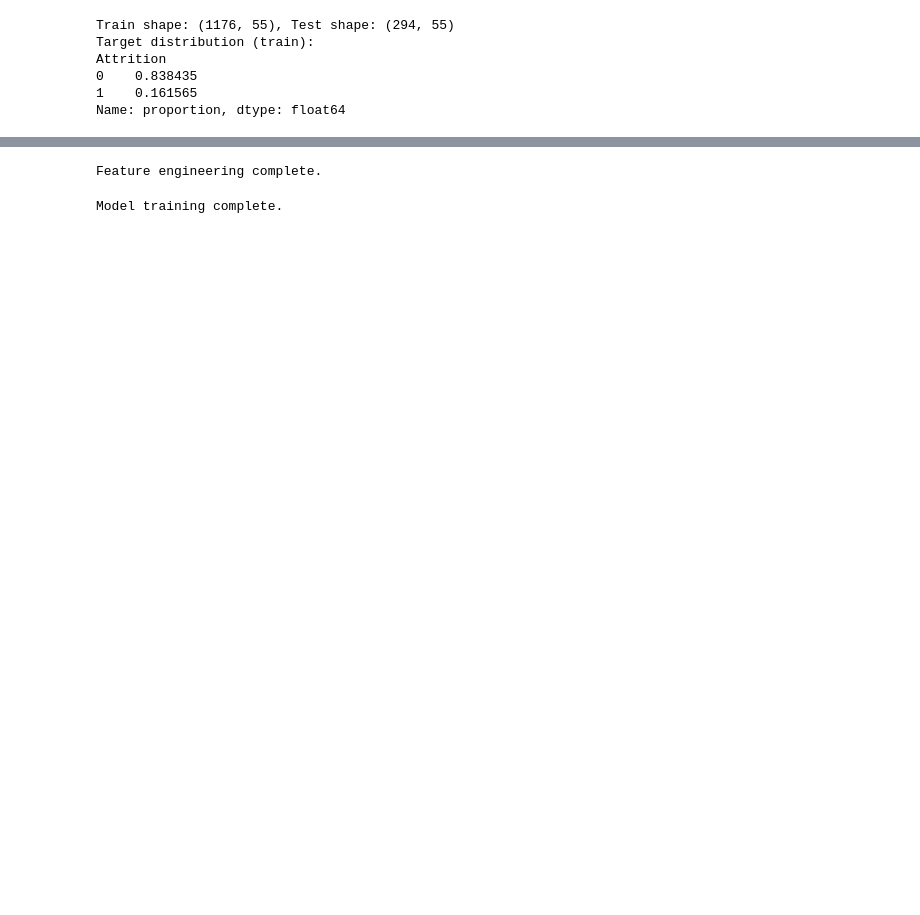
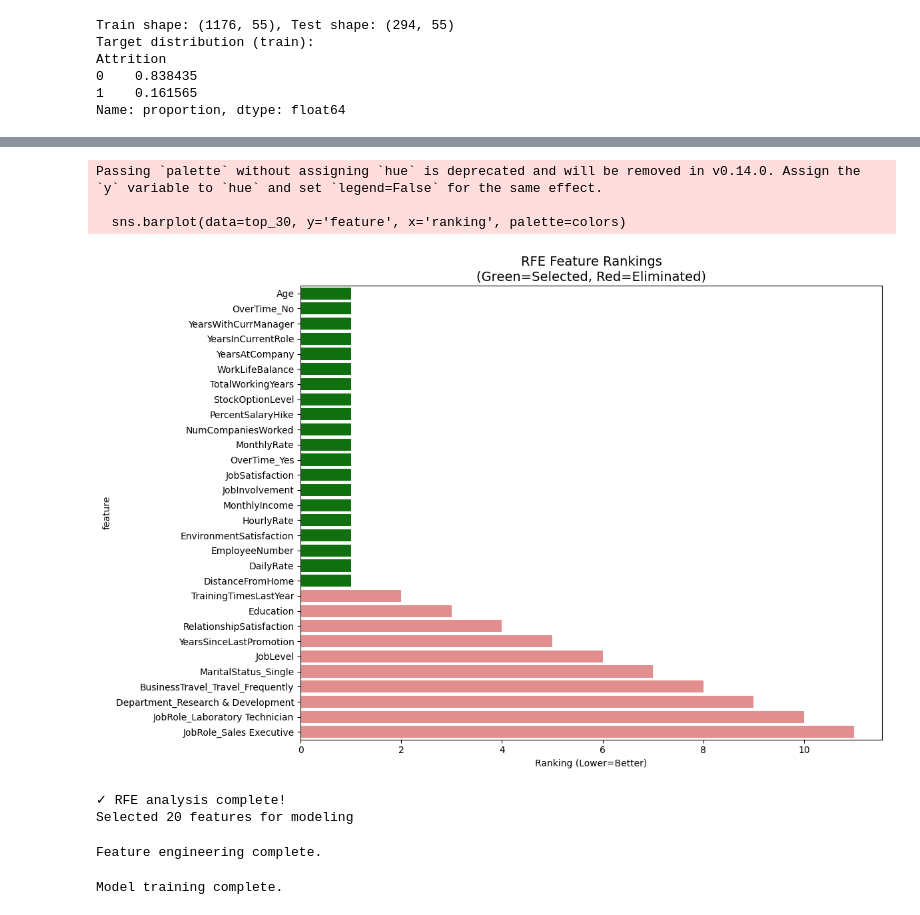
Before and after one commit to kehakinx/Employee_attrition, a Jupyter notebook: notebooks/03.ipynb, the cells around one changed output, grey strips where cells are left out. Drawn from its saved outputs; the diff is of its cells as text; code cells hidden in the pictures; blank space fills up the shorter version.

```diff
--- a/notebooks/03.ipynb
+++ b/notebooks/03.ipynb
@@ -48,3 +73,61 @@ Attrition
 0    0.838435
 1    0.161565
 Name: proportion, dtype: float64
+# %%
+# -------------------------
+# 3.5. RECURSIVE FEATURE ELIMINATION (RFE)
+# -------------------------
+from sklearn.feature_selection import RFE
+from sklearn.ensemble import RandomForestClassifier
+import matplotlib.pyplot as plt
+import seaborn as sns
+
+print("="*70)
+print("RECURSIVE FEATURE ELIMINATION (RFE)")
+print("="*70)
+
+# Create RFE selector
+rfe_estimator = RandomForestClassifier(
+    n_estimators=100,
+    max_depth=10,
+    random_state=42,
+    n_jobs=-1
+)
+
+rfe_selector = RFE(
+    estimator=rfe_estimator,
+    n_features_to_select=20,
+    step=1,
+    verbose=1
+)
+
+print("\nFitting RFE... This may take a minute...")
+rfe_selector.fit(X_train, y_train)
+
+# Get selected features
+rfe_selected_features = X_train.columns[rfe_selector.support_].tolist()
+
+# Create ranking DataFrame
+rfe_rankings = pd.DataFrame({
+    'feature': X_train.columns,
+    'ranking': rfe_selector.ranking_,
+    'selected': rfe_selector.support_
+}).sort_values('ranking')
+
+print(f"\n✓ RFE Complete!")
+print(f"\nRFE Selected {len(rfe_selected_features)} features:")
+print(rfe_rankings[rfe_rankings['selected'] == True][['feature', 'ranking']])
+
+# Visualize
+plt.figure(figsize=(12, 8))
+top_30 = rfe_rankings.head(30)
+colors = ['green' if x else 'lightcoral' for x in top_30['selected']]
+sns.barplot(data=top_30, y='feature', x='ranking', palette=colors)
+plt.title('RFE Feature Rankings\n(Green=Selected, Red=Eliminated)', fontsize=14)
+plt.xlabel('Ranking (Lower=Better)')
+plt.tight_layout()
+plt.show()
+
+print(f"\n✓ RFE analysis complete!")
+print(f"Selected {len(rfe_selected_features)} features for modeling")
+# %% [output]
@@ -51,3 +151,9 @@ Name: proportion, dtype: float64
+Passing `palette` without assigning `hue` is deprecated and will be removed in v0.14.0. Assign the `y` variable to `hue` and set `legend=False` for the same effect.
+
+  sns.barplot(data=top_30, y='feature', x='ranking', palette=colors)
+[figure, added]
+✓ RFE analysis complete!
+Selected 20 features for modeling
 # %%
 # -------------------------
 # 4. Optional Feature Engineering
```
Also changed, not shown: parts of 5 cells of this notebook, 2 other files.
